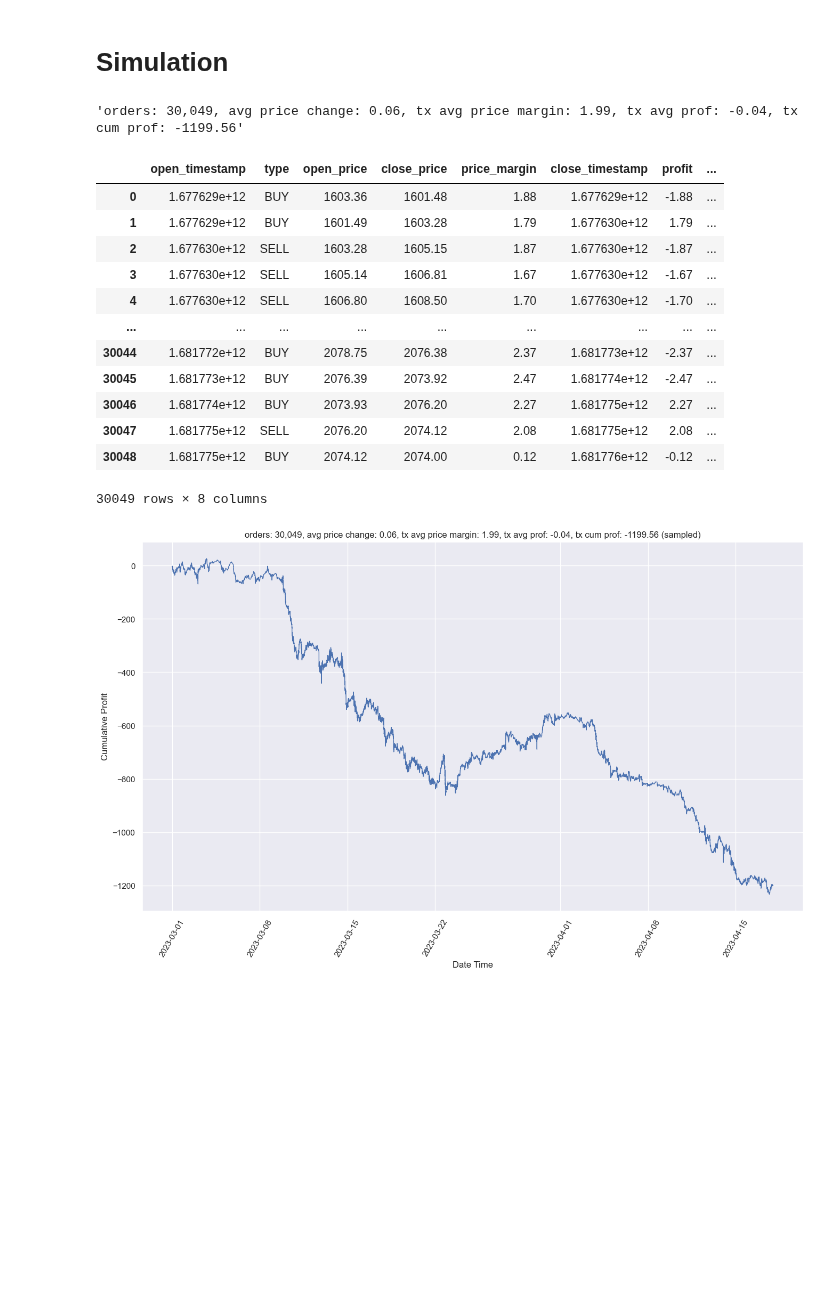
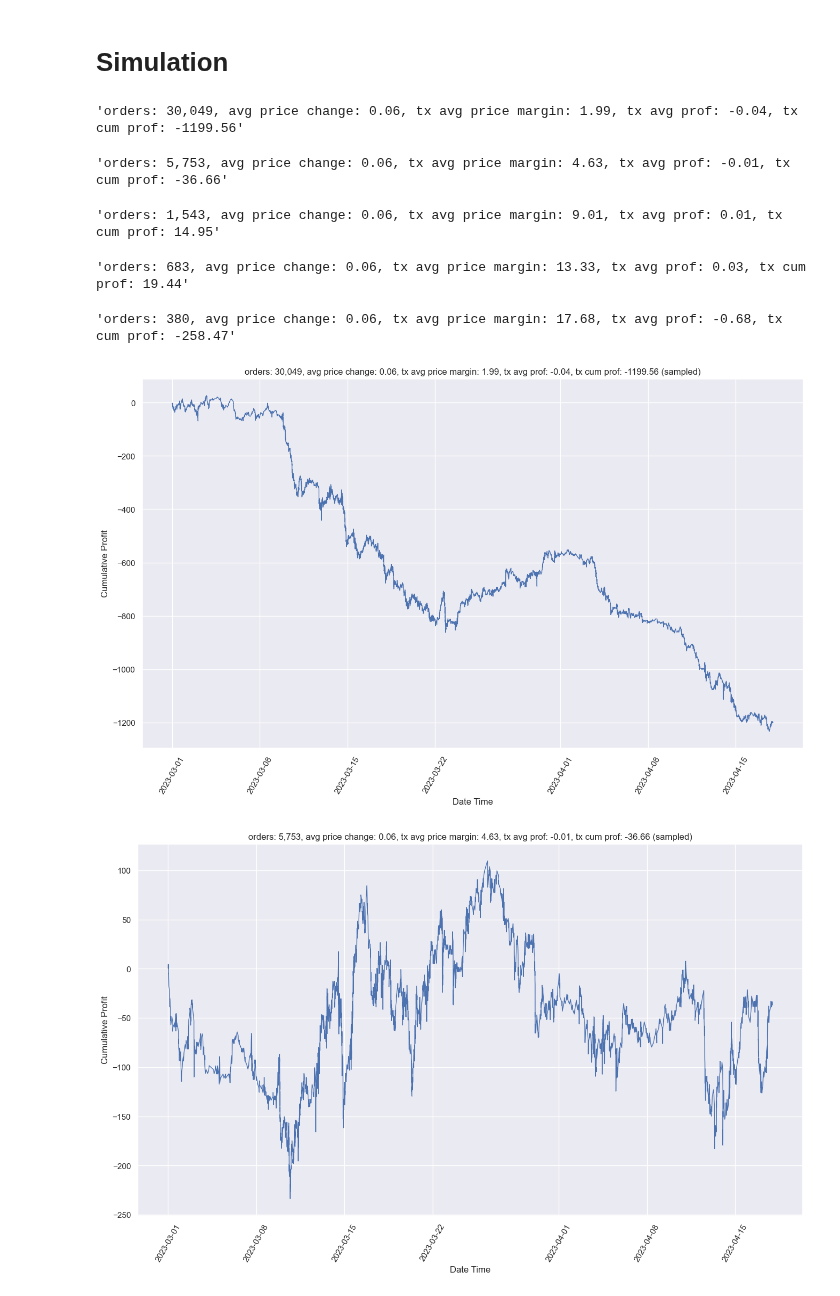
Before and after one commit to yoda31217/to-the-moon, a Jupyter notebook: ttm-analytics/src/analytics/analytics_2.ipynb, the cells around one changed output. Saved outputs shown, nothing was run; the diff lists cells and outputs as text; code cells hidden in the pictures; blank space fills up the shorter version.

Commit message:
simulator re-usability improved

```diff
--- a/ttm-analytics/src/analytics/analytics_2.ipynb
+++ b/ttm-analytics/src/analytics/analytics_2.ipynb
@@ -17,7 +17,6 @@ Wall time: 12.2 ms
 symbol = 'ETHUSDT'
 symbol_k_lines_interval = '1s'
 symbol_ask_bid_price_difference = 0.01
-price_step_ratio = 0.001
 # %% [markdown]
 # Ticks
 # %%
@@ -68,31 +67,22 @@ Wall time: 52.4 s
 # %%
 from analytics.bot_strategy_0 import BotStrategy0
 
-transactions = trade_simulator.simulate(BotStrategy0(price_step_ratio))
-
-# 'orders: 30,049, avg. price margin: 1.99, avg. profit: -0.04, cum. profit: -1199.56'
-result_str = (f"orders: {len(transactions.index):,}"
-              f", avg price change: {ticks.ask_price.diff().abs().mean():.2f}"
-              f", tx avg price margin: {transactions.price_margin.mean():.2f}"
-              f", tx avg prof: {transactions.profit.mean():.2f}"
-              f", tx cum prof: {transactions.cumulative_profit.iloc[-1]:.2f}")
-
-draw_line_chart(transactions, 'open_timestamp', 'cumulative_profit', 'Cumulative Profit', result_str)
-display(result_str)
-display(transactions)
+for price_step_ratio in [0.001, 0.0025, 0.005, 0.0075, 0.01]:
+    transactions = trade_simulator.simulate(BotStrategy0(price_step_ratio))
+    # 'orders: 30,049, avg. price margin: 1.99, avg. profit: -0.04, cum. profit: -1199.56'
+    result_str = (f"orders: {len(transactions.index):,}"
+                  f", avg tick price change: {ticks.ask_price.diff().abs().mean():.2f}"
+                  f", tx avg price margin: {transactions.price_margin.mean():.2f}"
+                  f", tx avg prof: {transactions.profit.mean():.2f}"
+                  f", tx cum prof: {transactions.cumulative_profit.iloc[-1]:.2f}")
+    draw_line_chart(transactions, 'open_timestamp', 'cumulative_profit', 'Cumulative Profit', result_str)
+    display(result_str)
+    # display(transactions)
 # %% [output]
 'orders: 30,049, avg price change: 0.06, tx avg price margin: 1.99, tx avg prof: -0.04, tx cum prof: -1199.56'
-|  | open_timestamp | type | open_price | close_price | price_margin | close_timestamp | profit | ... |
-| 0 | 1.677629e+12 | BUY | 1603.36 | 1601.48 | 1.88 | 1.677629e+12 | -1.88 | ... |
-| 1 | 1.677629e+12 | BUY | 1601.49 | 1603.28 | 1.79 | 1.677630e+12 | 1.79 | ... |
-| 2 | 1.677630e+12 | SELL | 1603.28 | 1605.15 | 1.87 | 1.677630e+12 | -1.87 | ... |
-| 3 | 1.677630e+12 | SELL | 1605.14 | 1606.81 | 1.67 | 1.677630e+12 | -1.67 | ... |
-| 4 | 1.677630e+12 | SELL | 1606.80 | 1608.50 | 1.70 | 1.677630e+12 | -1.70 | ... |
-| ... | ... | ... | ... | ... | ... | ... | ... | ... |
-| 30044 | 1.681772e+12 | BUY | 2078.75 | 2076.38 | 2.37 | 1.681773e+12 | -2.37 | ... |
-| 30045 | 1.681773e+12 | BUY | 2076.39 | 2073.92 | 2.47 | 1.681774e+12 | -2.47 | ... |
-| 30046 | 1.681774e+12 | BUY | 2073.93 | 2076.20 | 2.27 | 1.681775e+12 | 2.27 | ... |
-| 30047 | 1.681775e+12 | SELL | 2076.20 | 2074.12 | 2.08 | 1.681775e+12 | 2.08 | ... |
-| 30048 | 1.681775e+12 | BUY | 2074.12 | 2074.00 | 0.12 | 1.681776e+12 | -0.12 | ... |
-30049 rows × 8 columns
+'orders: 5,753, avg price change: 0.06, tx avg price margin: 4.63, tx avg prof: -0.01, tx cum prof: -36.66'
+'orders: 1,543, avg price change: 0.06, tx avg price margin: 9.01, tx avg prof: 0.01, tx cum prof: 14.95'
+'orders: 683, avg price change: 0.06, tx avg price margin: 13.33, tx avg prof: 0.03, tx cum prof: 19.44'
+'orders: 380, avg price change: 0.06, tx avg price margin: 17.68, tx avg prof: -0.68, tx cum prof: -258.47'
 [figure]
+[figure, added]
```
Also changed, not shown: parts of 4 cells of this notebook.
